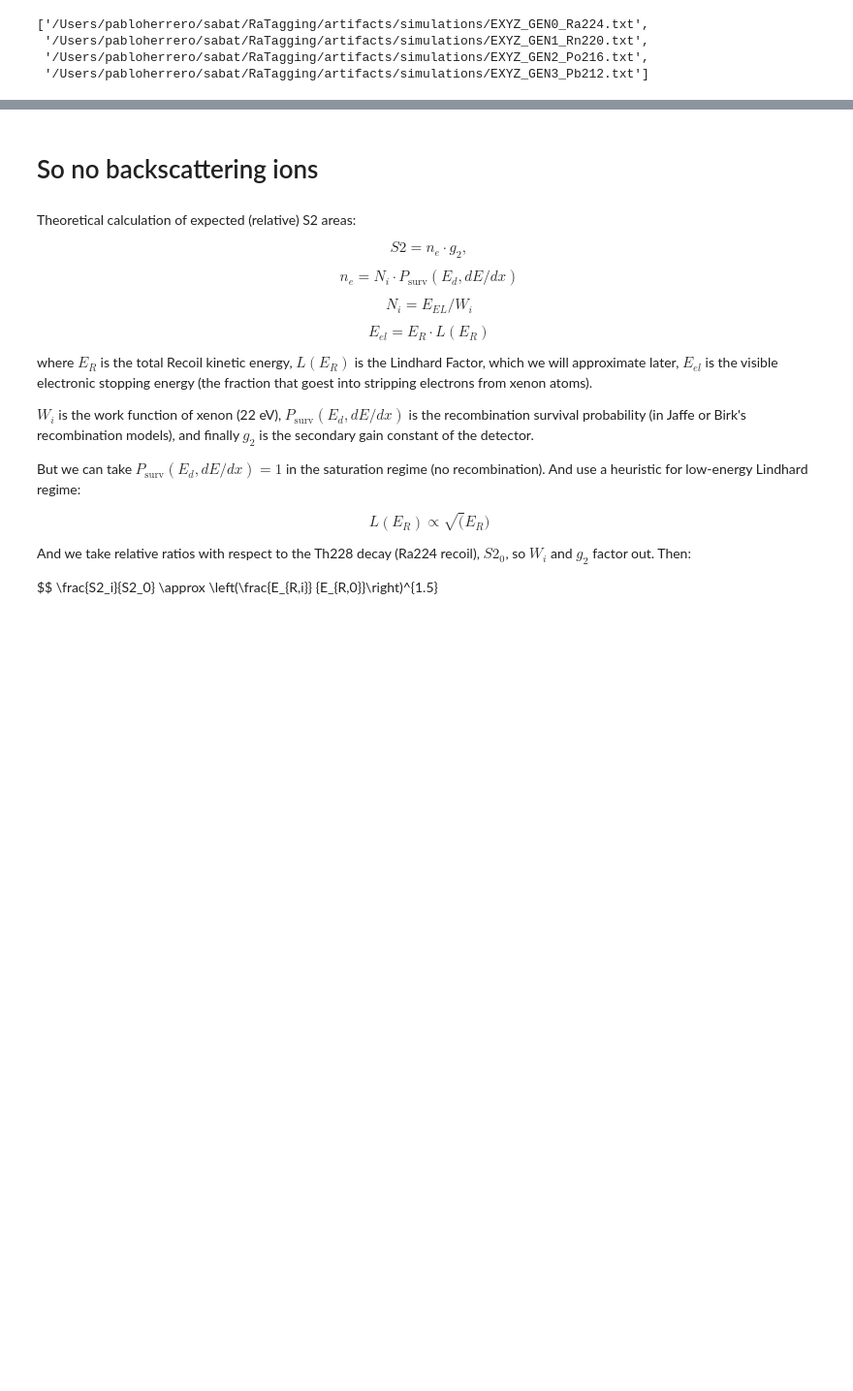
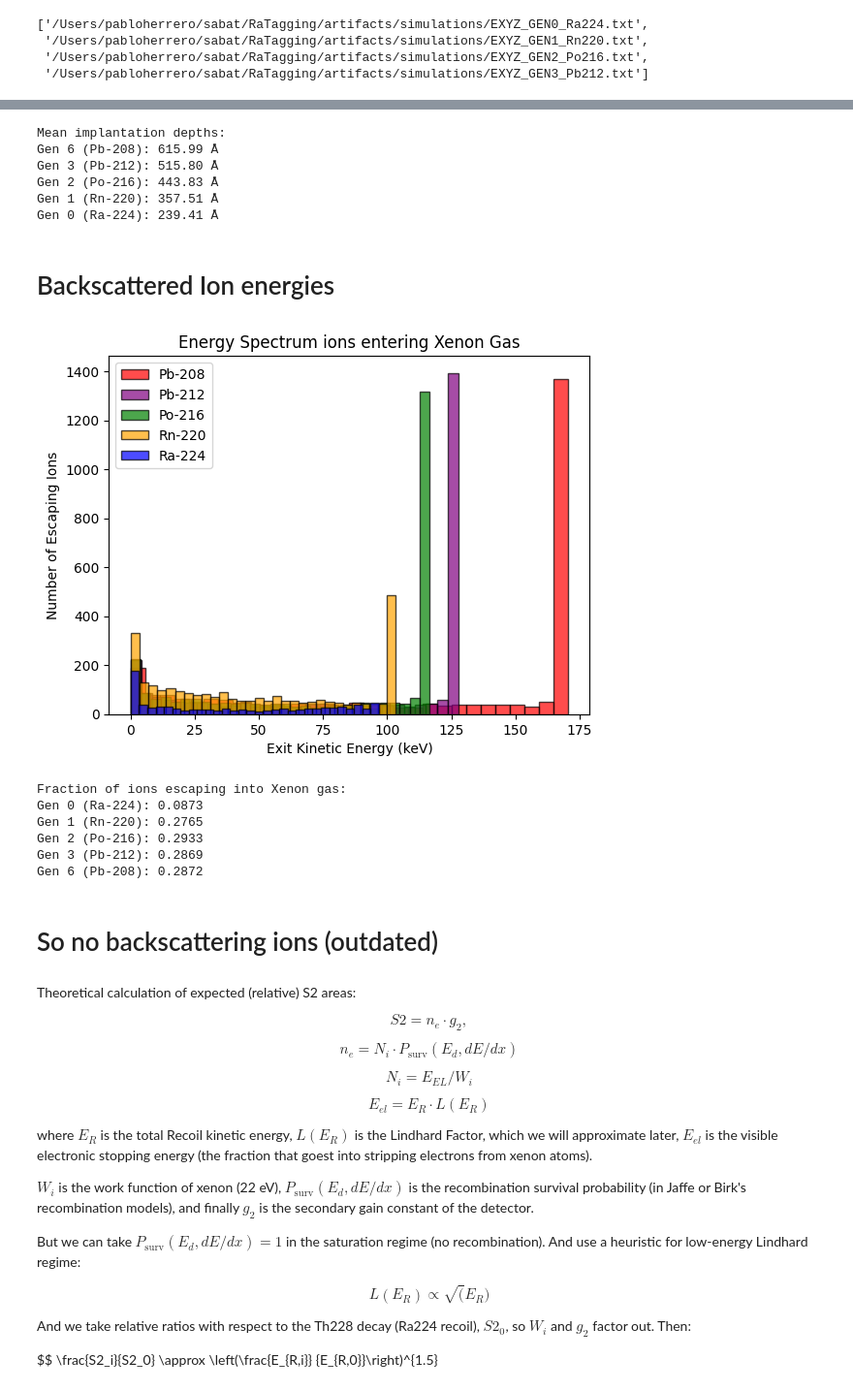
Before and after one commit to proscrite/RaTag, a Jupyter notebook: notebooks/srim_simulation.ipynb, the cells around one changed output, grey strips where cells are left out. Shown at 97% size. Drawn from its saved outputs; the diff is of its cells as text; code cells hidden in the pictures; blank space fills up the shorter version.

```diff
--- a/notebooks/srim_simulation.ipynb
+++ b/notebooks/srim_simulation.ipynb
@@ -148,5 +179,71 @@ No escaping ions recorded for Gen 1. Increase your simulation ion count!
+# %%
+print(f"Mean implantation depths:")
+print(f"Gen 6 (Pb-208): {mean_6:.2f} Å")
+print(f"Gen 3 (Pb-212): {mean_3:.2f} Å")
+print(f"Gen 2 (Po-216): {mean_2:.2f} Å")
+print(f"Gen 1 (Rn-220): {mean_1:.2f} Å")
+print(f"Gen 0 (Ra-224): {mean_0:.2f} Å")
+# %% [output]
+Mean implantation depths:
+Gen 6 (Pb-208): 615.99 Å
+Gen 3 (Pb-212): 515.80 Å
+Gen 2 (Po-216): 443.83 Å
+Gen 1 (Rn-220): 357.51 Å
+Gen 0 (Ra-224): 239.41 Å
+# %% [markdown]
+# Backscattered Ion energies
+# %%
+def parse_backscat_data(backscat_filepath):
+    """
+    Parses the SRIM BACKSCAT.txt file and returns a DataFrame with relevant columns.
+    """
+    skip_lines = 12
+    col_names = ['Ion_state', 'Ion_number', 'Atom_number', 'Energy_keV', 'Depth_Ang', 'Y_Ang', 'Z_Ang', 'Cos_X', 'Cos_Y', 'Cos_Z']
+    df = pd.read_csv(backscat_filepath, delim_whitespace=True, skiprows=skip_lines, header=None, names=col_names)
+    df['Energy_keV'] = df['Atom_number'].copy().apply(lambda x: x/1000.0)  # Convert eV to keV
+    df['Atom_number'] = df['Ion_number'].copy()
+    df['Ion_number'] = df['Ion_state'].copy()
+    df.drop(columns=['Ion_state'], inplace=True)
+    return df
+# %%
+back_ra224 = parse_backscat_data(os.path.join(work_dir, "BACKSCAT_GEN0_Ra224.txt"))
+back_rn220 = parse_backscat_data(os.path.join(work_dir, "BACKSCAT_GEN1_Rn220.txt"))
+back_po216 = parse_backscat_data(os.path.join(work_dir, "BACKSCAT_GEN2_Po216.txt"))
+back_pb212 = parse_backscat_data(os.path.join(work_dir, "BACKSCAT_GEN3_Pb212.txt"))
+back_pb208 = parse_backscat_data(os.path.join(work_dir, "BACKSCAT_GEN6_Pb208.txt"))
+# %%
+plt.hist(back_pb208['Energy_keV'], bins=30, color='red', edgecolor='black', alpha=0.7, label='Pb-208')
+plt.hist(back_pb212['Energy_keV'], bins=30, color='purple', edgecolor='black', alpha=0.7, label='Pb-212')
+plt.hist(back_po216['Energy_keV'], bins=30, color='green', edgecolor='black', alpha=0.7, label='Po-216')
+plt.hist(back_rn220['Energy_keV'], bins=30, color='orange', edgecolor='black', alpha=0.7, label='Rn-220')
+plt.hist(back_ra224['Energy_keV'], bins=30, color='blue', edgecolor='black', alpha=0.7, label='Ra-224')
+
+plt.gca().set(xlabel='Exit Kinetic Energy (keV)', ylabel='Number of Escaping Ions', title='Energy Spectrum ions entering Xenon Gas')
+plt.legend()
+plt.gcf().savefig('/Users/pabloherrero/sabat/RaTagging/artifacts/simulations/backscattered_energy_spectrum.png', dpi=300, bbox_inches='tight')
+# %% [output]
+[figure, added]
+# %%
+fraction_ra224 = len(back_ra224) / len(imp_gen0)
+fraction_rn220 = len(back_rn220) / len(imp_gen1)
+fraction_po216 = len(back_po216) / len(imp_gen2)
+fraction_pb212 = len(back_pb212) / len(imp_gen3)
+fraction_pb208 = len(back_pb208) / len(imp_gen6)
+print(f"Fraction of ions escaping into Xenon gas:")
+print(f"Gen 0 (Ra-224): {fraction_ra224:.4f}")
+print(f"Gen 1 (Rn-220): {fraction_rn220:.4f}")
+print(f"Gen 2 (Po-216): {fraction_po216:.4f}")
+print(f"Gen 3 (Pb-212): {fraction_pb212:.4f}")
+print(f"Gen 6 (Pb-208): {fraction_pb208:.4f}")
+# %% [output]
+Fraction of ions escaping into Xenon gas:
+Gen 0 (Ra-224): 0.0873
+Gen 1 (Rn-220): 0.2765
+Gen 2 (Po-216): 0.2933
+Gen 3 (Pb-212): 0.2869
+Gen 6 (Pb-208): 0.2872
 # %% [markdown]
-# So no backscattering ions
+# So no backscattering ions (outdated)
 # %% [markdown]
 Theoretical calculation of expected (relative) S2 areas:
 
```
Also changed, not shown: parts of 2 cells of this notebook, 10 other files.
